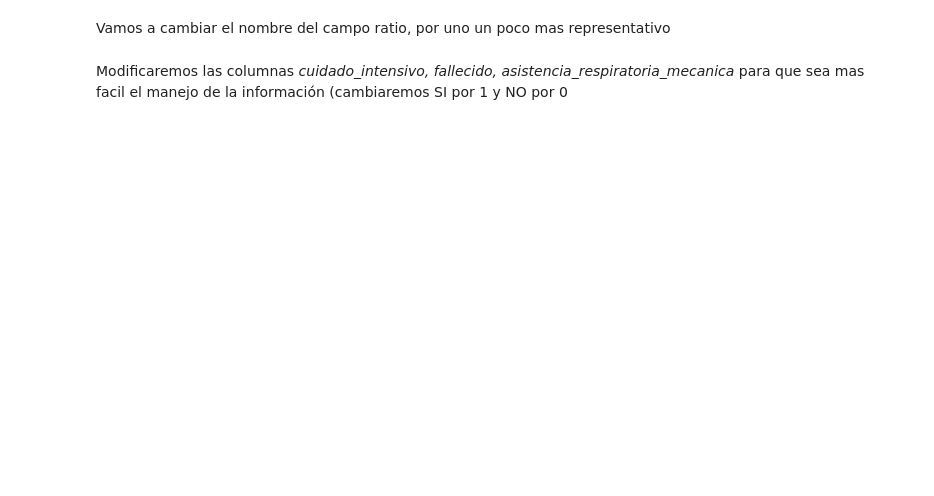
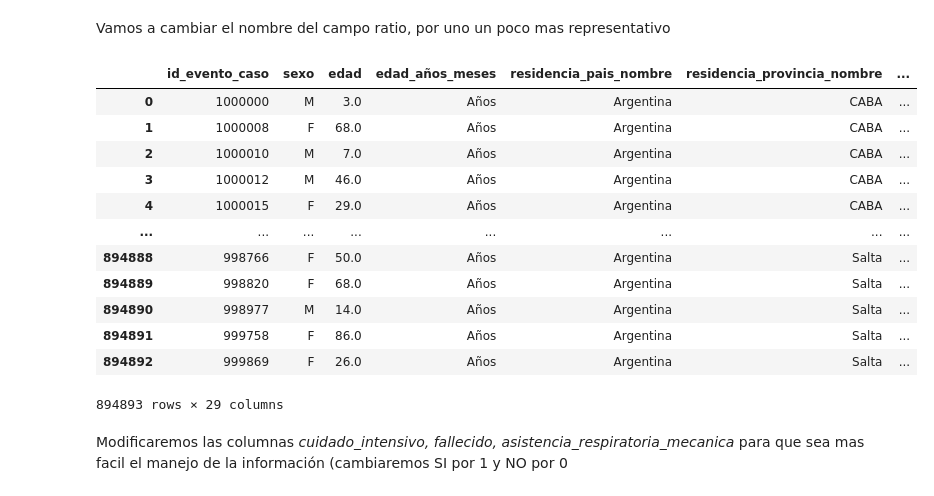
Before and after one commit to dieguito1331/diplomatura, a Jupyter notebook: clase1/01 - baseCovid.ipynb, the cells around one changed output. Drawn from its saved outputs; the diff is of its cells as text; code cells hidden in the pictures; blank space fills up the shorter version.

```diff
--- a/clase1/01 - baseCovid.ipynb
+++ b/clase1/01 - baseCovid.ipynb
@@ -44,3 +144,5 @@ covidNacion.head()
 | 2 | 1000003 | F | 40.0 | Años | Argentina | Córdoba | ... |
 | 3 | 1000005 | F | 58.0 | Años | Argentina | Mendoza | ... |
 | 4 | 1000006 | M | 28.0 | Años | Argentina | Buenos Aires | ... |
+# %%
+covidNacion.set_index("id_evento_caso").loc[1000006:,:]
@@ -270,6 +417,22 @@ covidNacion = pd.merge(covidNacion, sumarizada[["residencia_provincia_nombre", "
 Vamos a cambiar el nombre del campo ratio, por uno un poco mas representativo
 # %%
 covidNacion = covidNacion.rename(columns = {"ratio": "ratioPositivoVsDescartado"})
+# %%
+covidNacion
+# %% [output]
+|  | id_evento_caso | sexo | edad | edad_años_meses | residencia_pais_nombre | residencia_provincia_nombre | ... |
+| 0 | 1000000 | M | 3.0 | Años | Argentina | CABA | ... |
+| 1 | 1000008 | F | 68.0 | Años | Argentina | CABA | ... |
+| 2 | 1000010 | M | 7.0 | Años | Argentina | CABA | ... |
+| 3 | 1000012 | M | 46.0 | Años | Argentina | CABA | ... |
+| 4 | 1000015 | F | 29.0 | Años | Argentina | CABA | ... |
+| ... | ... | ... | ... | ... | ... | ... | ... |
+| 894888 | 998766 | F | 50.0 | Años | Argentina | Salta | ... |
+| 894889 | 998820 | F | 68.0 | Años | Argentina | Salta | ... |
+| 894890 | 998977 | M | 14.0 | Años | Argentina | Salta | ... |
+| 894891 | 999758 | F | 86.0 | Años | Argentina | Salta | ... |
+| 894892 | 999869 | F | 26.0 | Años | Argentina | Salta | ... |
+894893 rows × 29 columns
 # %% [markdown]
 Modificaremos las columnas *cuidado_intensivo, fallecido, asistencia_respiratoria_mecanica* para que sea mas facil el manejo de la información (cambiaremos SI por 1 y NO por 0
 # %%
```
Also changed, not shown: parts of 37 cells of this notebook, 2 other files.
